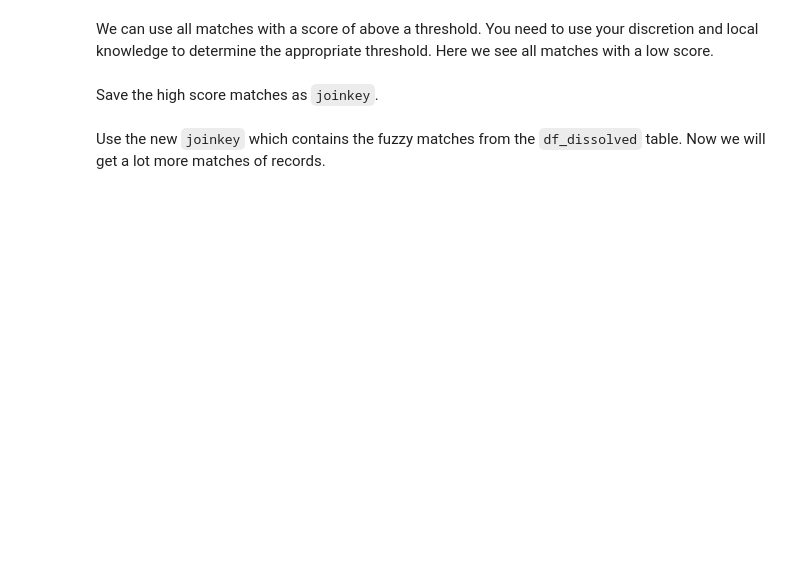
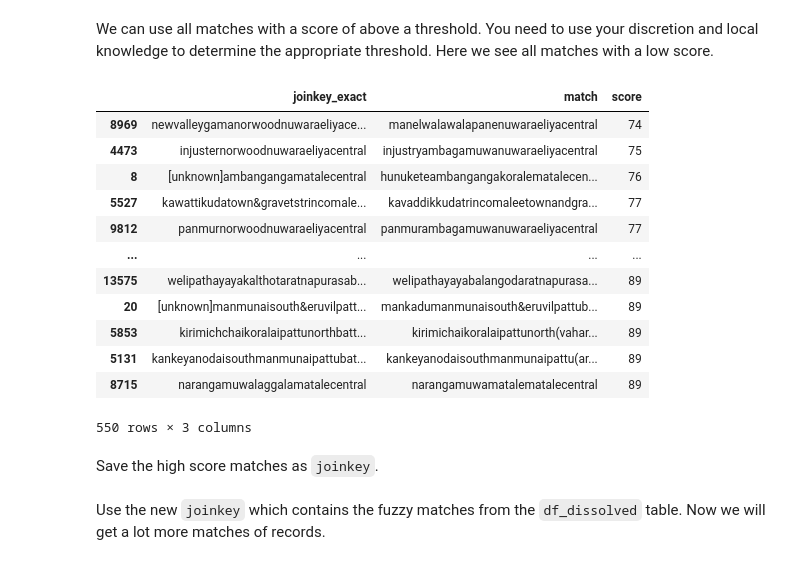
Before and after one commit to spatialthoughts/geopython-tutorials, a Jupyter notebook: notebooks/geopandas_fuzzy_table_join.ipynb, the cells around one changed output. Saved outputs shown, nothing was run; the diff lists cells and outputs as text; code cells hidden in the pictures; blank space fills up the shorter version.

```diff
--- a/notebooks/geopandas_fuzzy_table_join.ipynb
+++ b/notebooks/geopandas_fuzzy_table_join.ipynb
@@ -337,7 +355,23 @@ gdf_dissolved[gdf_dissolved['score'] != 100][['joinkey_exact', 'match', 'score']
 We can use all matches with a score of above a threshold. You need to use your discretion and local knowledge to determine the appropriate threshold. Here we see all matches with a low score.
 # %%
 score_threshold = 90
-gdf_dissolved[gdf_dissolved['score'] < score_threshold].sort_values('score')
+gdf_dissolved[gdf_dissolved['score'] < score_threshold] \
+  .sort_values('score') \
+  [['joinkey_exact', 'match', 'score']]
+# %% [output]
+|  | joinkey_exact | match | score |
+| 8969 | newvalleygamanorwoodnuwaraeliyace... | manelwalawalapanenuwaraeliyacentral | 74 |
+| 4473 | injusternorwoodnuwaraeliyacentral | injustryambagamuwanuwaraeliyacentral | 75 |
+| 8 | [unknown]ambangangamatalecentral | hunuketeambangangakoralematalecen... | 76 |
+| 5527 | kawattikudatown&gravetstrincomale... | kavaddikkudatrincomaleetownandgra... | 77 |
+| 9812 | panmurnorwoodnuwaraeliyacentral | panmurambagamuwanuwaraeliyacentral | 77 |
+| ... | ... | ... | ... |
+| 13575 | welipathayayakalthotaratnapurasab... | welipathayayabalangodaratnapurasa... | 89 |
+| 20 | [unknown]manmunaisouth&eruvilpatt... | mankadumanmunaisouth&eruvilpattub... | 89 |
+| 5853 | kirimichchaikoralaipattunorthbatt... | kirimichaikoralaipattunorth(vahar... | 89 |
+| 5131 | kankeyanodaisouthmanmunaipattubat... | kankeyanodaisouthmanmunaipattu(ar... | 89 |
+| 8715 | narangamuwalaggalamatalecentral | narangamuwamatalematalecentral | 89 |
+550 rows × 3 columns
 # %% [markdown]
 Save the high score matches as `joinkey`.
 # %%
```
Also changed, not shown: parts of 5 cells of this notebook.
